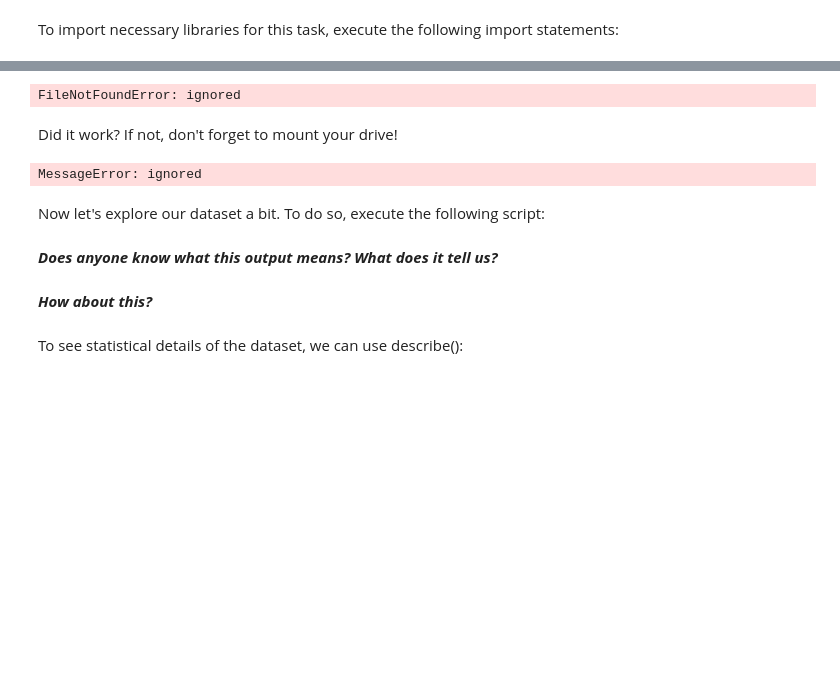
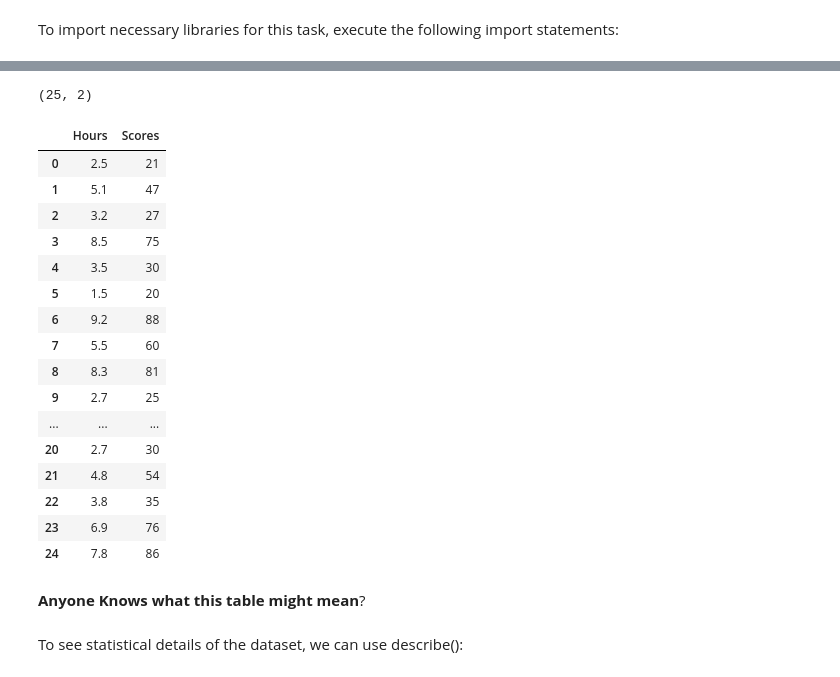
Before and after one commit to heraclixus/CSM148-Fall23, a Jupyter notebook: Part3_LinearRegression/04_LinearRegression.ipynb, the cells around one changed output, grey strips where cells are left out. Drawn from its saved outputs; the diff is of its cells as text; code cells hidden in the pictures; blank space fills up the shorter version.

```diff
--- a/Part3_LinearRegression/04_LinearRegression.ipynb
+++ b/Part3_LinearRegression/04_LinearRegression.ipynb
@@ -128,25 +128,32 @@ https://drive.google.com/open?id=1oakZCv7g3mlmCSdv9J8kdSaqO5_6dIOw
 
 The following command imports the CSV dataset using pandas:
 # %%
-dataset = pd.read_csv('/content/drive/MyDrive/student_scores.csv')
+dataset = pd.read_csv("student_scores.csv")
-# %% [output]
-FileNotFoundError: ignored
-# %% [markdown]
-Did it work? If not, don't forget to mount your drive!
-# %%
-from google.colab import drive
-drive.mount('/content/drive')
-# %% [output]
-MessageError: ignored
-# %% [markdown]
-Now let's explore our dataset a bit. To do so, execute the following script:
 # %%
 dataset.shape
+# %% [output]
+(25, 2)
-# %% [markdown]
-***Does anyone know what this output means? What does it tell us?***
 # %%
-dataset.head(25)
+dataset
+# %% [output]
+|  | Hours | Scores |
+| 0 | 2.5 | 21 |
+| 1 | 5.1 | 47 |
+| 2 | 3.2 | 27 |
+| 3 | 8.5 | 75 |
+| 4 | 3.5 | 30 |
+| 5 | 1.5 | 20 |
+| 6 | 9.2 | 88 |
+| 7 | 5.5 | 60 |
+| 8 | 8.3 | 81 |
+| 9 | 2.7 | 25 |
+| ... | ... | ... |
+| 20 | 2.7 | 30 |
+| 21 | 4.8 | 54 |
+| 22 | 3.8 | 35 |
+| 23 | 6.9 | 76 |
+| 24 | 7.8 | 86 |
-# %% [markdown]
-***How about this?***
+# %% [markdown]
+__Anyone Knows what this table might mean__?
 # %% [markdown]
 To see statistical details of the dataset, we can use describe():
```
Also changed, not shown: parts of 11 cells of this notebook, 2 other files.
